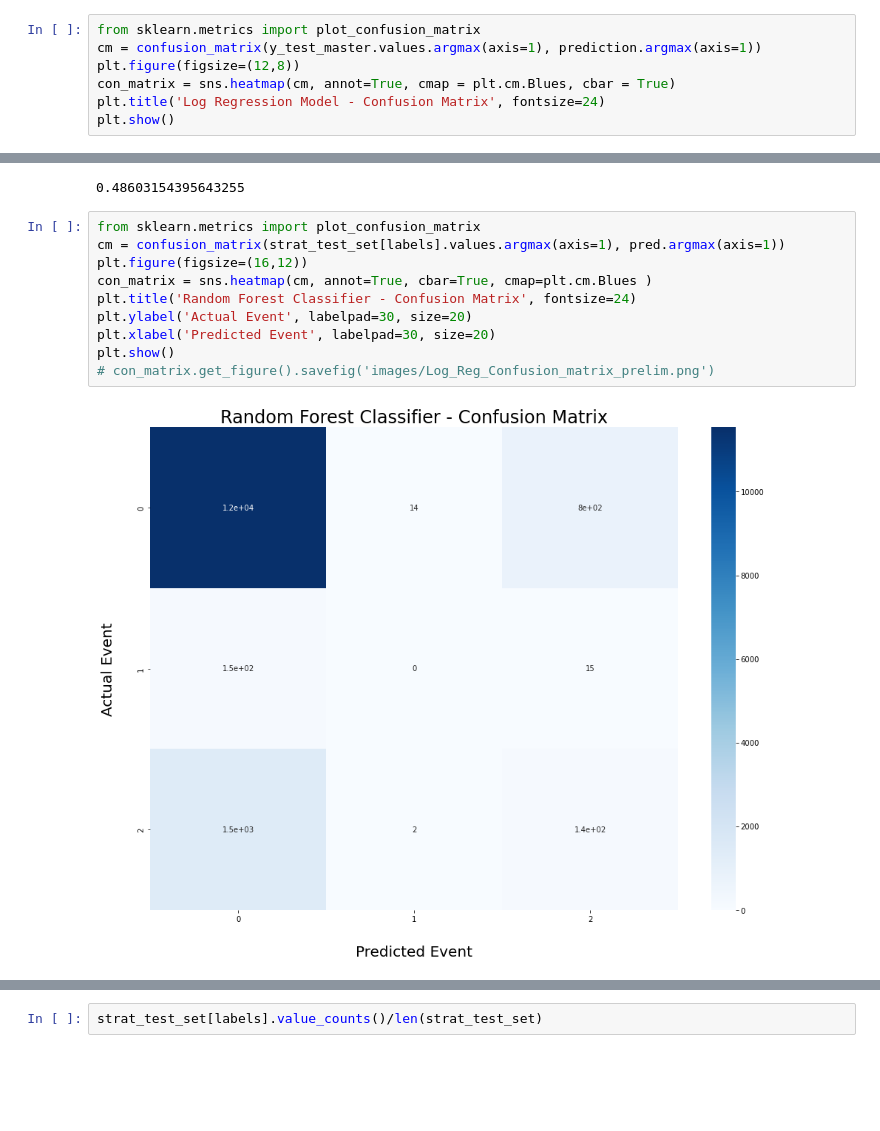
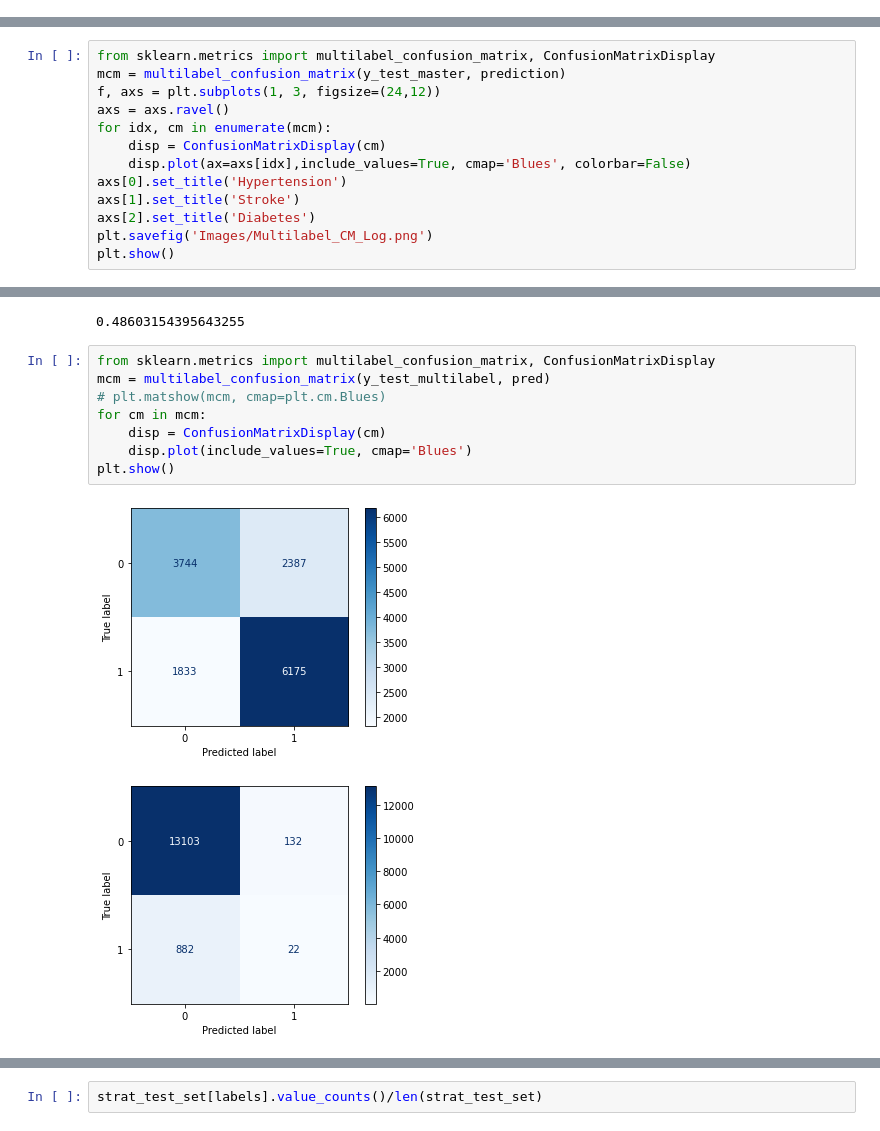
Before and after one commit to CharlesPizza/HealthRiskAssessment, a Jupyter notebook: Health Prediction.ipynb, the cells around one changed output, grey strips where cells are left out. Cells and saved outputs as stored; diff of their text form; blank space fills up the shorter version.

Commit message:
Fixed Multilabel ConfusionMatrix

```diff
--- a/Health Prediction.ipynb
+++ b/Health Prediction.ipynb
@@ -527,10 +527,3 @@ prediction_mclr = moc.predict(X_test_prepared)
 accuracy_score(y_test_multilabel, prediction_mclr)
 # %% [output]
 0.5342669212815616
-# %%
-from sklearn.metrics import plot_confusion_matrix
-cm = confusion_matrix(y_test_master.values.argmax(axis=1), prediction.argmax(axis=1))
-plt.figure(figsize=(12,8))
-con_matrix = sns.heatmap(cm, annot=True, cmap = plt.cm.Blues, cbar = True)
-plt.title('Log Regression Model - Confusion Matrix', fontsize=24)
-plt.show()
@@ -538,0 +530,13 @@ plt.show()
+# %%
+from sklearn.metrics import multilabel_confusion_matrix, ConfusionMatrixDisplay
+mcm = multilabel_confusion_matrix(y_test_master, prediction)
+f, axs = plt.subplots(1, 3, figsize=(24,12))
+axs = axs.ravel()
+for idx, cm in enumerate(mcm):
+    disp = ConfusionMatrixDisplay(cm)
+    disp.plot(ax=axs[idx],include_values=True, cmap='Blues', colorbar=False)
+axs[0].set_title('Hypertension')
+axs[1].set_title('Stroke')
+axs[2].set_title('Diabetes')
+plt.savefig('Images/Multilabel_CM_Log.png')
+plt.show()
@@ -686,14 +692,13 @@ accuracy_score(y_test_multilabel, pred)
 # %% [output]
 0.48603154395643255
 # %%
-from sklearn.metrics import plot_confusion_matrix
-cm = confusion_matrix(strat_test_set[labels].values.argmax(axis=1), pred.argmax(axis=1))
-plt.figure(figsize=(16,12))
-con_matrix = sns.heatmap(cm, annot=True, cbar=True, cmap=plt.cm.Blues )
-plt.title('Random Forest Classifier - Confusion Matrix', fontsize=24)
-plt.ylabel('Actual Event', labelpad=30, size=20)
-plt.xlabel('Predicted Event', labelpad=30, size=20)
+from sklearn.metrics import multilabel_confusion_matrix, ConfusionMatrixDisplay
+mcm = multilabel_confusion_matrix(y_test_multilabel, pred)
+# plt.matshow(mcm, cmap=plt.cm.Blues)
+for cm in mcm:
+    disp = ConfusionMatrixDisplay(cm)
+    disp.plot(include_values=True, cmap='Blues')
 plt.show()
-# con_matrix.get_figure().savefig('images/Log_Reg_Confusion_matrix_prelim.png')
 # %% [output]
-[figure, old version]
+[figure, new version]
+[figure, added]
```
Also changed, not shown: parts of 3 cells of this notebook.
